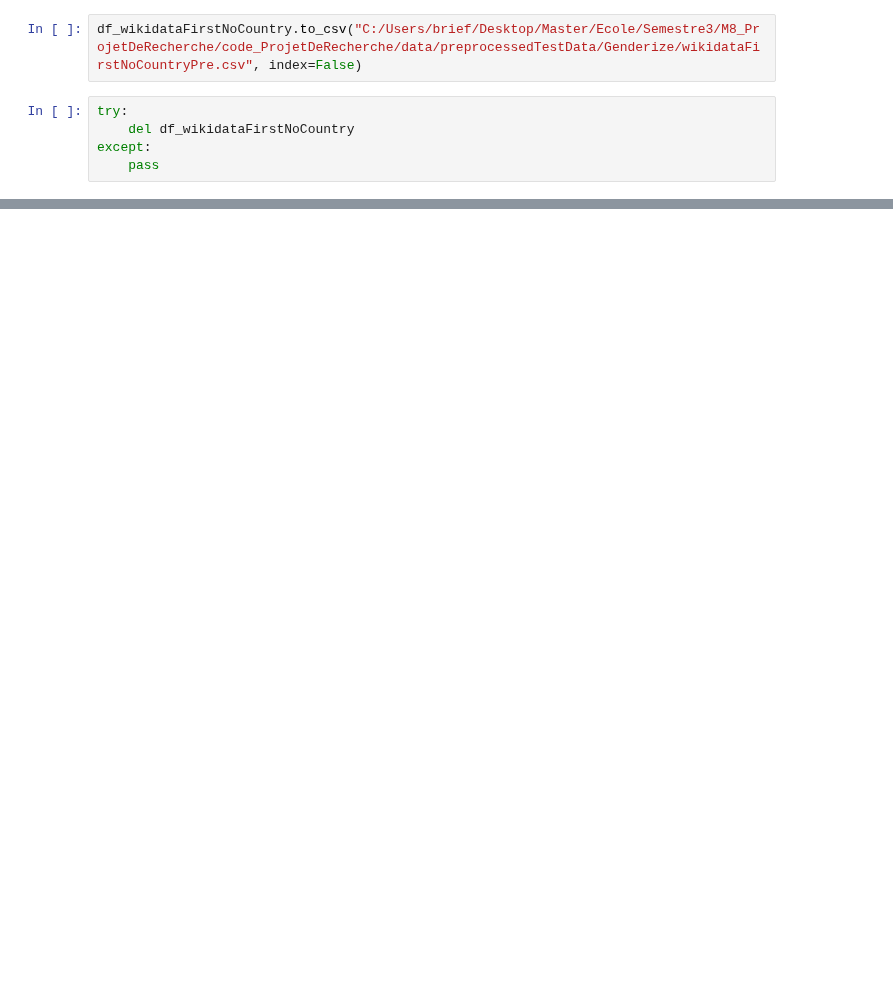
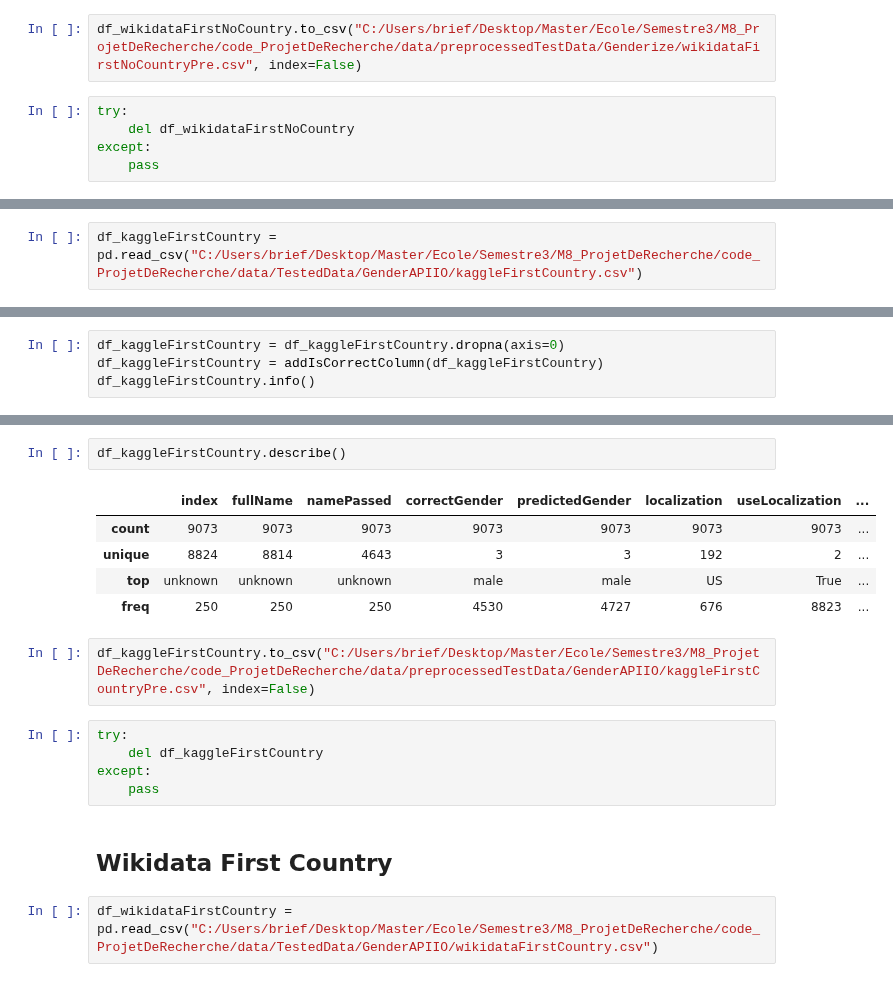
Before and after one commit to Briefgarde/name2genderresearch, a Jupyter notebook: notebooks/preprocessing/preprocessingTestData.ipynb, the cells around one changed output, grey strips where cells are left out. Saved outputs shown, nothing was run; the diff lists cells and outputs as text; blank space fills up the shorter version.

Commit message:
preprocessed test data for genderapi.io

```diff
--- a/notebooks/preprocessing/preprocessingTestData.ipynb
+++ b/notebooks/preprocessing/preprocessingTestData.ipynb
@@ -180,0 +205,2 @@ except:
+# %%
+df_kaggleFirstCountry = pd.read_csv("C:/Users/brief/Desktop/Master/Ecole/Semestre3/M8_ProjetDeRecherche/code_ProjetDeRecherche/data/TestedData/GenderAPIIO/kaggleFirstCountry.csv")
@@ -180,0 +230,4 @@ except:
+# %%
+df_kaggleFirstCountry = df_kaggleFirstCountry.dropna(axis=0)
+df_kaggleFirstCountry = addIsCorrectColumn(df_kaggleFirstCountry)
+df_kaggleFirstCountry.info()
@@ -180,0 +252,19 @@ except:
+# %%
+df_kaggleFirstCountry.describe()
+# %% [output]
+|  | index | fullName | namePassed | correctGender | predictedGender | localization | useLocalization | ... |
+| count | 9073 | 9073 | 9073 | 9073 | 9073 | 9073 | 9073 | ... |
+| unique | 8824 | 8814 | 4643 | 3 | 3 | 192 | 2 | ... |
+| top | unknown | unknown | unknown | male | male | US | True | ... |
+| freq | 250 | 250 | 250 | 4530 | 4727 | 676 | 8823 | ... |
+# %%
+df_kaggleFirstCountry.to_csv("C:/Users/brief/Desktop/Master/Ecole/Semestre3/M8_ProjetDeRecherche/code_ProjetDeRecherche/data/preprocessedTestData/GenderAPIIO/kaggleFirstCountryPre.csv", index=False)
+# %%
+try:
+    del df_kaggleFirstCountry
+except:
+    pass
+# %% [markdown]
+## Wikidata First Country
+# %%
+df_wikidataFirstCountry = pd.read_csv("C:/Users/brief/Desktop/Master/Ecole/Semestre3/M8_ProjetDeRecherche/code_ProjetDeRecherche/data/TestedData/GenderAPIIO/wikidataFirstCountry.csv")
```
Also changed, not shown: parts of 19 cells of this notebook, 4 other files.
